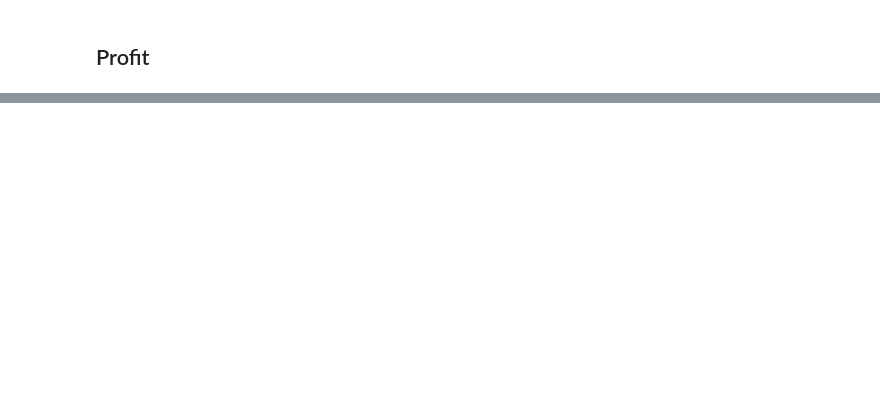
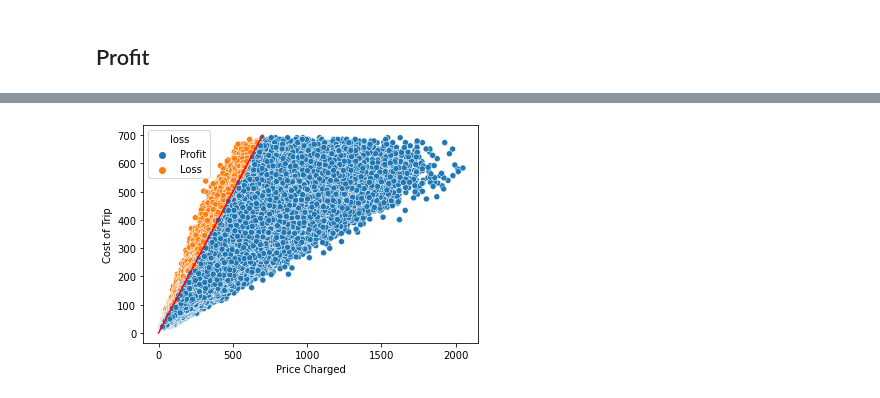
Before and after one commit to MohsenBah/G2M_Insight_Cab_Investment, a Jupyter notebook: G2M_insights.ipynb, the cells around one changed output, grey strips where cells are left out. Cells and saved outputs as stored; diff of their text form; code cells hidden in the pictures; blank space fills up the shorter version.

```diff
--- a/G2M_insights.ipynb
+++ b/G2M_insights.ipynb
@@ -753,0 +822,9 @@ In this section, I am looking for the relationship between Profit and other feat
+# %%
+cab_data["loss"]=["Profit" if x > 0 else "Loss" for x in cab_data.profit]
+sns.scatterplot(x = "Price Charged", y= 'Cost of Trip', data = cab_data, hue = 'loss');
+X_plot = np.linspace(0, 700, 100)
+Y_plot = X_plot
+plt.plot(X_plot, Y_plot, color='r')
+plt.show()
+# %% [output]
+[figure, added]
```
Also changed, not shown: parts of 84 cells of this notebook.
